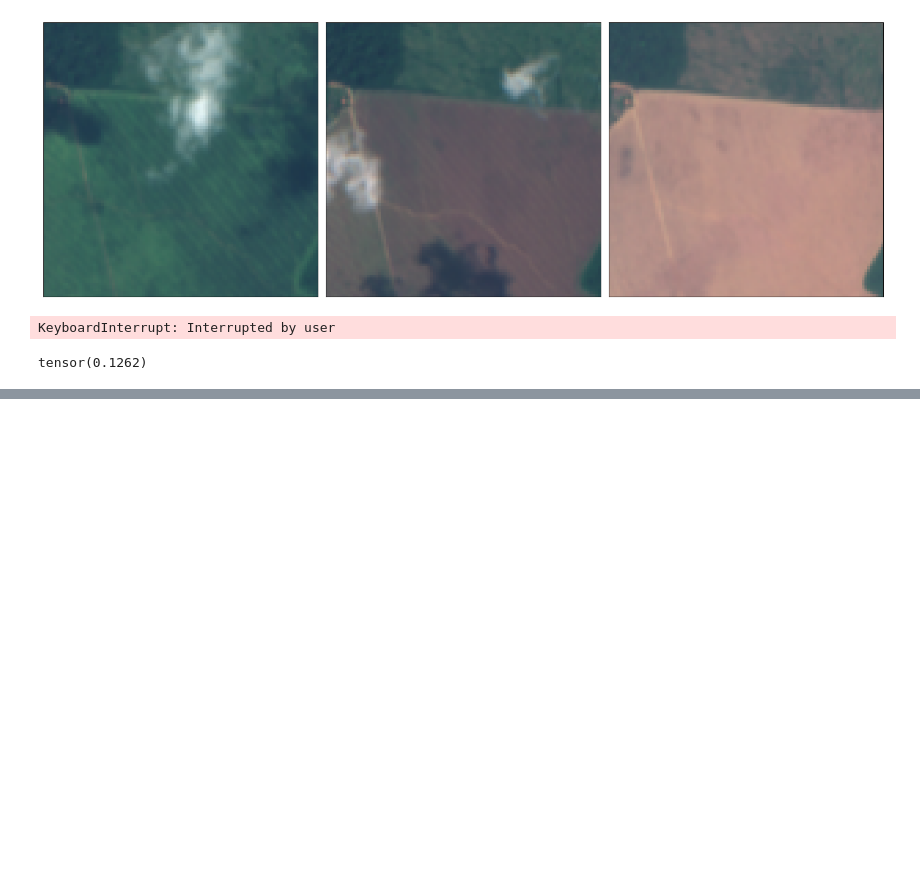
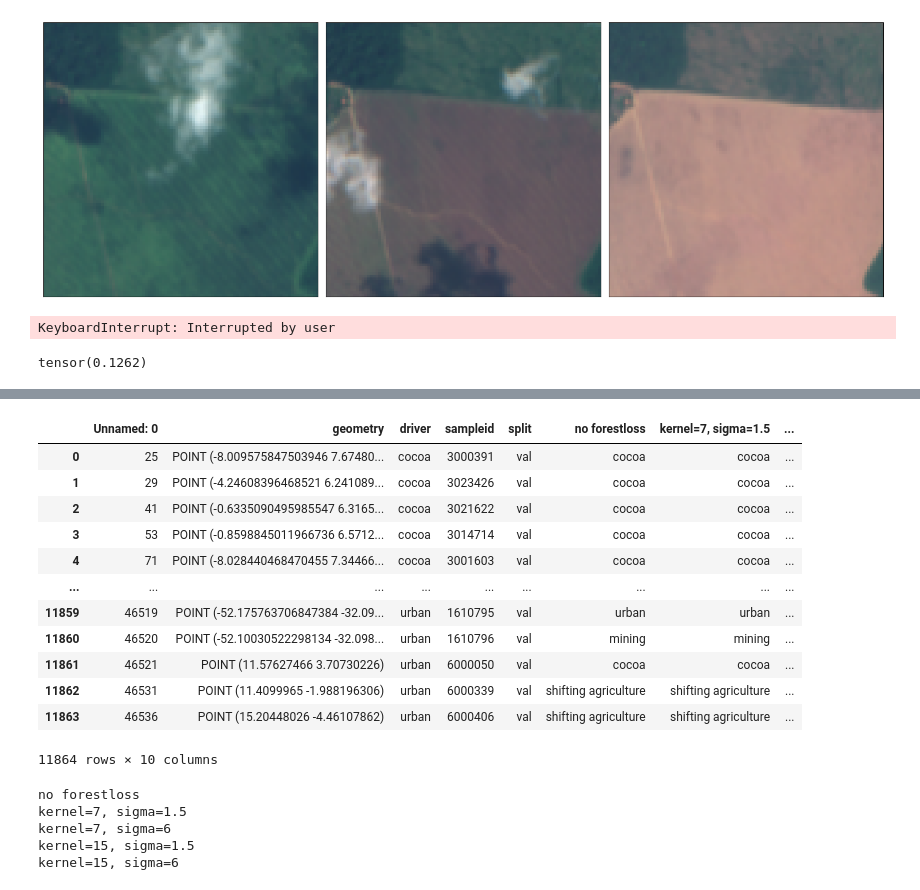
Before and after one commit to janpisl/location-encoding, a Jupyter notebook: notebooks/inspect-predictions-tmf.ipynb, the cells around one changed output, grey strips where cells are left out. Drawn from its saved outputs; the diff is of its cells as text; code cells hidden in the pictures; blank space fills up the shorter version.

```diff
--- a/notebooks/inspect-predictions-tmf.ipynb
+++ b/notebooks/inspect-predictions-tmf.ipynb
@@ -121,7 +122,7 @@ def plot_predictions(models_dict, classes):
     ax.bar(_x+0.4, models_dict['kernel=15, sigma=6']['probabilities'].squeeze(), width=0.2, color='b', align='center', label='kernel=15, sigma=6')
     plt.xticks(_x, classes)
     plt.tight_layout()
-    plt.legend(bbox_to_anchor=(0.2, 1.05), ncol=5)
+    plt.legend(bbox_to_anchor=(0.2, 1.05), ncol=5)c
     plt.show()
 # %%
 ## Samples where I expect the inclusion of TMF to help
@@ -268,0 +278,19 @@ tensor(0.1262)
+# %%
+device = 'cuda' if torch.cuda.is_available() else 'cpu'
+
+for model_name, value in models.items():
+    value['model'].to(device)
+    loss_fn = nn.CrossEntropyLoss(reduction='mean')
+
+    value['config']['wandb']['log_to_wandb'] = False
+    metrics, preds, targets = evaluate(
+        model=value['model'],
+        loss_fn=loss_fn,
+        dataloader=value['val_dl'],
+        device=device,
+        config=value['config'],
+        return_preds_and_targets=True
+    )
+
+    models[model_name]['predictions'] = preds
+    models[model_name]['metrics'] = metrics
@@ -268,0 +300,2 @@ tensor(0.1262)
+# %%
+df = value['val_dl'].dataset.img_labels.copy(deep=True)
@@ -268,0 +316,31 @@ tensor(0.1262)
+# %%
+for model_name, value in models.items():
+    models_preds = models[model_name]['predictions']
+    df[model_name] = [inverse_label_mapping[item] for item in  models[model_name]['predictions']]
+# %%
+df
+# %% [output]
+|  | Unnamed: 0 | geometry | driver | sampleid | split | no forestloss | kernel=7, sigma=1.5 | ... |
+| 0 | 25 | POINT (-8.009575847503946 7.67480... | cocoa | 3000391 | val | cocoa | cocoa | ... |
+| 1 | 29 | POINT (-4.24608396468521 6.241089... | cocoa | 3023426 | val | cocoa | cocoa | ... |
+| 2 | 41 | POINT (-0.6335090495985547 6.3165... | cocoa | 3021622 | val | cocoa | cocoa | ... |
+| 3 | 53 | POINT (-0.8598845011966736 6.5712... | cocoa | 3014714 | val | cocoa | cocoa | ... |
+| 4 | 71 | POINT (-8.028440468470455 7.34466... | cocoa | 3001603 | val | cocoa | cocoa | ... |
+| ... | ... | ... | ... | ... | ... | ... | ... | ... |
+| 11859 | 46519 | POINT (-52.175763706847384 -32.09... | urban | 1610795 | val | urban | urban | ... |
+| 11860 | 46520 | POINT (-52.10030522298134 -32.098... | urban | 1610796 | val | mining | mining | ... |
+| 11861 | 46521 | POINT (11.57627466 3.70730226) | urban | 6000050 | val | cocoa | cocoa | ... |
+| 11862 | 46531 | POINT (11.4099965 -1.988196306) | urban | 6000339 | val | shifting agriculture | shifting agriculture | ... |
+| 11863 | 46536 | POINT (15.20448026 -4.46107862) | urban | 6000406 | val | shifting agriculture | shifting agriculture | ... |
+11864 rows × 10 columns
+# %%
+for model_name, value in models.items():
+    print(model_name)
+    #x = pd.DataFrame(models[model_name]['metrics'])
+    #break
+# %% [output]
+no forestloss
+kernel=7, sigma=1.5
+kernel=7, sigma=6
+kernel=15, sigma=1.5
+kernel=15, sigma=6
```
Also changed, not shown: parts of 11 cells of this notebook, 5 other files.
